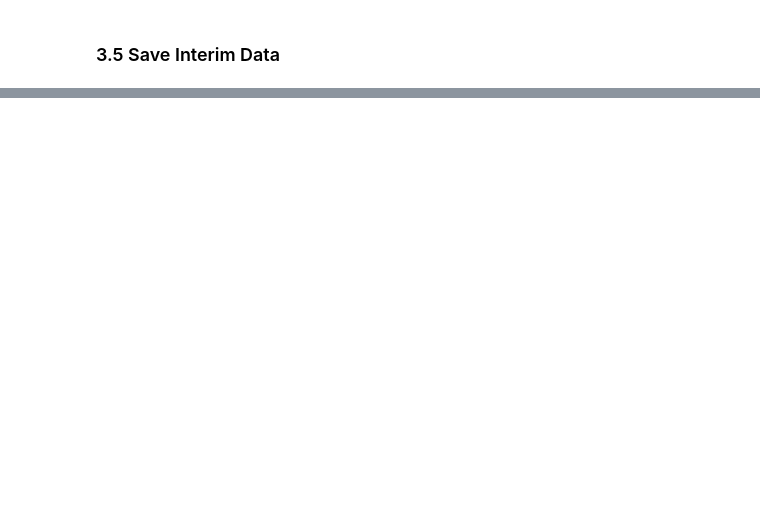
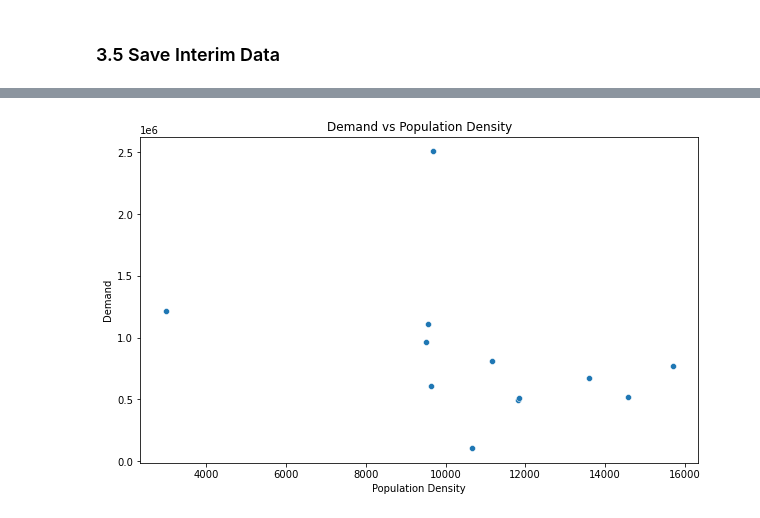
Before and after one commit to tabeaeggler/UrbanMobility, a Jupyter notebook: notebooks/03_journey_data_feature_engineering.ipynb, the cells around one changed output, grey strips where cells are left out. Drawn from its saved outputs; the diff is of its cells as text; code cells hidden in the pictures; blank space fills up the shorter version.

```diff
--- a/notebooks/03_journey_data_feature_engineering.ipynb
+++ b/notebooks/03_journey_data_feature_engineering.ipynb
@@ -295,0 +290,18 @@ yearly_dfs[2022].to_csv('/Users/tabea/Documents/UrbanMobility/data/journey_data_
+# %%
+# import journey data
+journey_df = pd.read_csv('../data/interim/journey_data_cleaned_featureeng_1_2_3.csv', parse_dates=['end_date', 'start_date'], index_col=0)
+
+# import journey_data -> focus on 2019
+start_date = datetime(2019, 1, 1)
+end_date = datetime(2019, 12, 31)
+journey_19_df = preprocess.filter_date(journey_df, start_date, end_date)
+journey_19_df.to_csv('../data/interim/journey_data_2019_cleaned_featureeng_1_2_3.csv')
+# %%
+# import borough data, add bike station counts
+bike_locs = pd.read_csv('../data/interim/station_locations_boroughs.csv')
+borough_df = vis_stations.count_stations_per_borough(bike_locs)
+
+
+borough_df = borough_df.reset_index()
+borough_df.columns = ['borough', 'bike_station_counts']
+borough_df.head()
@@ -295,0 +315,5 @@ yearly_dfs[2022].to_csv('/Users/tabea/Documents/UrbanMobility/data/journey_data_
+# %%
+# add demand summed up
+borough_df['demand_count_2019_start_borough'] = journey_19_df.groupby(['start_borough', 'year'])['start_station_name'].count().reset_index()['start_station_name']
+borough_df['demand_count_2019_end_borough'] = journey_19_df.groupby(['end_borough', 'year'])['start_station_name'].count().reset_index()['start_station_name']
+borough_df.head()
@@ -295,0 +327,6 @@ yearly_dfs[2022].to_csv('/Users/tabea/Documents/UrbanMobility/data/journey_data_
+# %%
+# TS006 population density: population_density and borough_code
+TS006_df = pd.read_csv('../data/external/TS006_population_density.csv')
+TS006_df = TS006_df.rename(columns={"Population Density: Persons per square kilometre; measures: Value": "population_density", 'geography code': 'borough_code', 'geography': 'borough'})
+borough_df = borough_df.merge(TS006_df[["population_density", "borough_code", "borough"]], on='borough', how='left')
+borough_df.head()
@@ -295,0 +382,14 @@ yearly_dfs[2022].to_csv('/Users/tabea/Documents/UrbanMobility/data/journey_data_
+# %%
+import seaborn as sns
+import matplotlib.pyplot as plt
+
+plt.figure(figsize=(10,6))
+sns.scatterplot(x='population_density', y='demand_count_2019_start_borough', data=borough_df)
+
+plt.title('Demand vs Population Density')
+plt.xlabel('Population Density')
+plt.ylabel('Demand')
+
+plt.show()
+# %% [output]
+[figure, added]
```
Also changed, not shown: parts of 20 cells of this notebook, 3 other files.
